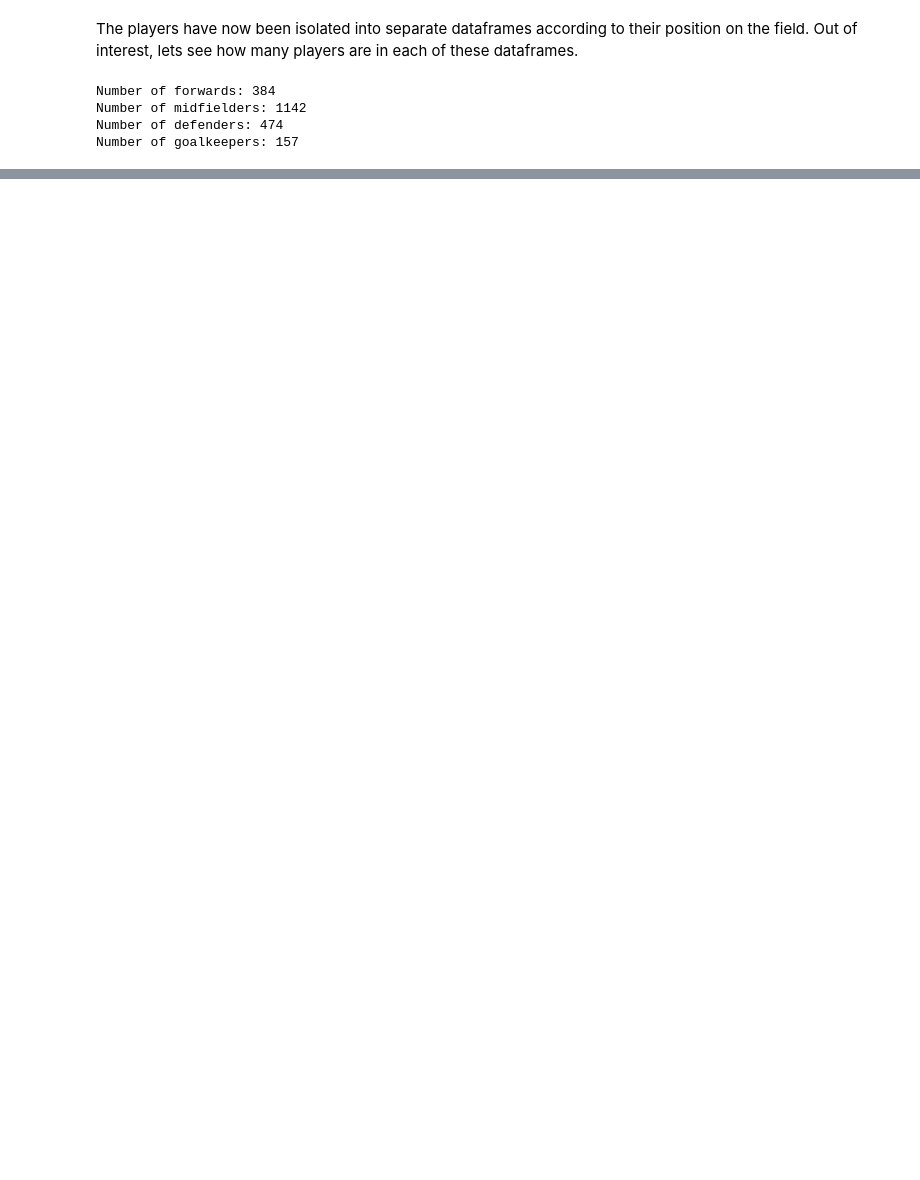
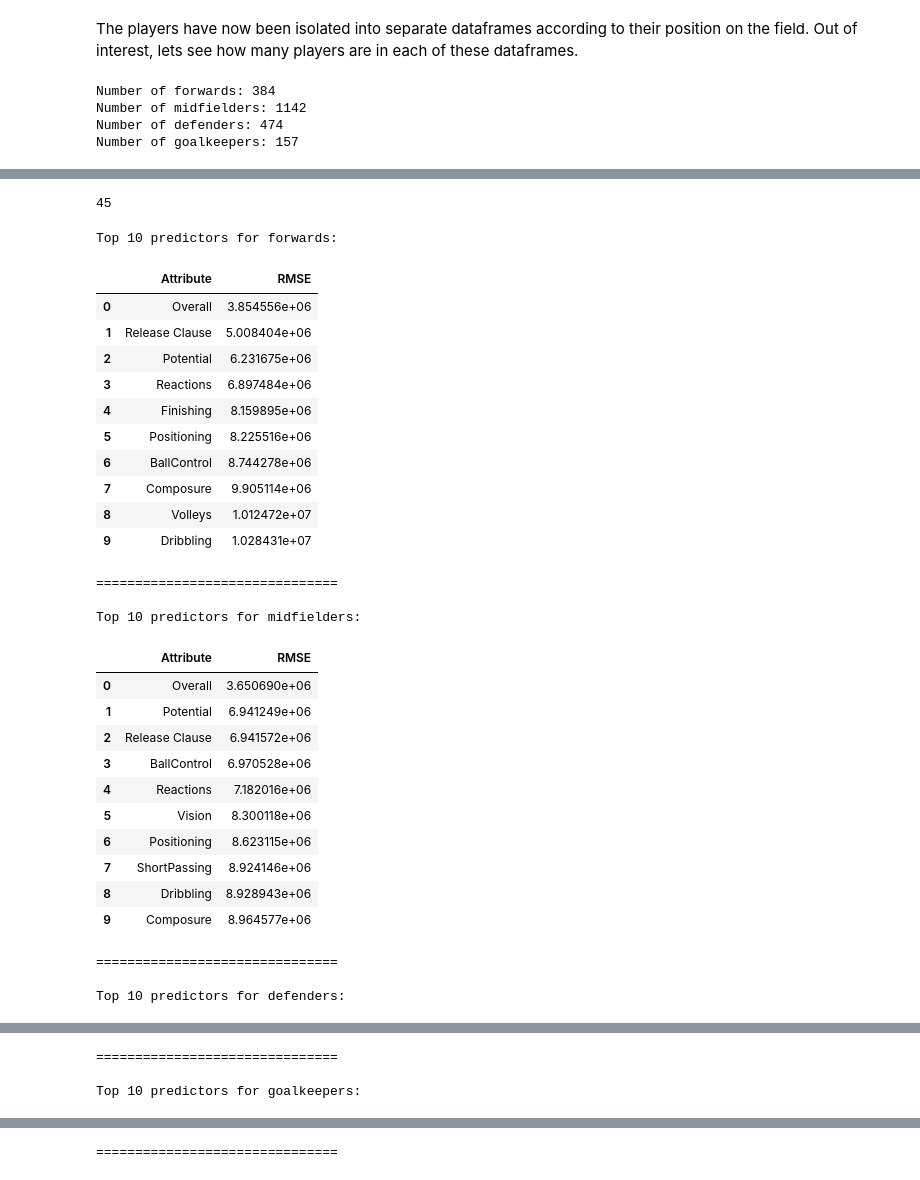
Before and after one commit to NeilMackenzie39/Predicting-FIFA-19-Player-Values-using-KNN, a Jupyter notebook: FIFA 19 - Player Price Predictions.ipynb, the cells around one changed output, grey strips where cells are left out. Cells and saved outputs as stored; diff of their text form; code cells hidden in the pictures; blank space fills up the shorter version.

Commit message:
Revert "Updated correlation of features and optimised models"
This reverts commit 5c3f8dd887129831e3a61dabc5986ac6a9c542c3.

```diff
--- a/FIFA 19 - Player Price Predictions.ipynb
+++ b/FIFA 19 - Player Price Predictions.ipynb
@@ -971,0 +570,24 @@ With better knowledge about the implementation of KNN and Linear Regression, I n
+# %%
+from sklearn.neighbors import KNeighborsRegressor
+from sklearn.metrics import mean_squared_error
+
+#Define function for KNN. Target column does not need to be an argument since it
+#is always going to be the 'Value' column
+def KNN_uni(df, train_col):
+    knn = KNeighborsRegressor()
+
+    #Randomize dataframe
+    random_index = np.random.permutation(df.index)
+    random_df = df.reindex(random_index)
+
+    #Train using training column sent to function
+    knn.fit(df[[train_col]],df['Value'])
+
+    #Predict using trained model
+    predictions = knn.predict(df[[train_col]])
+
+    #Calculate RMSE
+    mse = mean_squared_error(df['Value'], predictions)
+    rmse = np.sqrt(mse)
+
+    return rmse
@@ -971,0 +631,51 @@ With better knowledge about the implementation of KNN and Linear Regression, I n
+# %%
+print(len(train_attributes))
+# %% [output]
+45
+# %%
+#Use display() function to display dataframes as tables
+print("Top 10 predictors for forwards:")
+display(top_10_forwards)
+print("===============================")
+
+print("\nTop 10 predictors for midfielders:")
+display(top_10_midfielders)
+print("===============================")
+
+print("\nTop 10 predictors for defenders:")
+display(top_10_defenders)
+print("===============================")
+
+print("\nTop 10 predictors for goalkeepers:")
+display(top_10_goalkeepers)
+print("===============================")
+# %% [output]
+Top 10 predictors for forwards:
+|  | Attribute | RMSE |
+| 0 | Overall | 3.854556e+06 |
+| 1 | Release Clause | 5.008404e+06 |
+| 2 | Potential | 6.231675e+06 |
+| 3 | Reactions | 6.897484e+06 |
+| 4 | Finishing | 8.159895e+06 |
+| 5 | Positioning | 8.225516e+06 |
+| 6 | BallControl | 8.744278e+06 |
+| 7 | Composure | 9.905114e+06 |
+| 8 | Volleys | 1.012472e+07 |
+| 9 | Dribbling | 1.028431e+07 |
+===============================
+
+Top 10 predictors for midfielders:
+|  | Attribute | RMSE |
+| 0 | Overall | 3.650690e+06 |
+| 1 | Potential | 6.941249e+06 |
+| 2 | Release Clause | 6.941572e+06 |
+| 3 | BallControl | 6.970528e+06 |
+| 4 | Reactions | 7.182016e+06 |
+| 5 | Vision | 8.300118e+06 |
+| 6 | Positioning | 8.623115e+06 |
+| 7 | ShortPassing | 8.924146e+06 |
+| 8 | Dribbling | 8.928943e+06 |
+| 9 | Composure | 8.964577e+06 |
+===============================
+
+Top 10 predictors for defenders:
@@ -971,0 +693,3 @@ With better knowledge about the implementation of KNN and Linear Regression, I n
+===============================
+
+Top 10 predictors for goalkeepers:
@@ -971,0 +707 @@ With better knowledge about the implementation of KNN and Linear Regression, I n
+===============================
```
Also changed, not shown: parts of 45 cells of this notebook.
